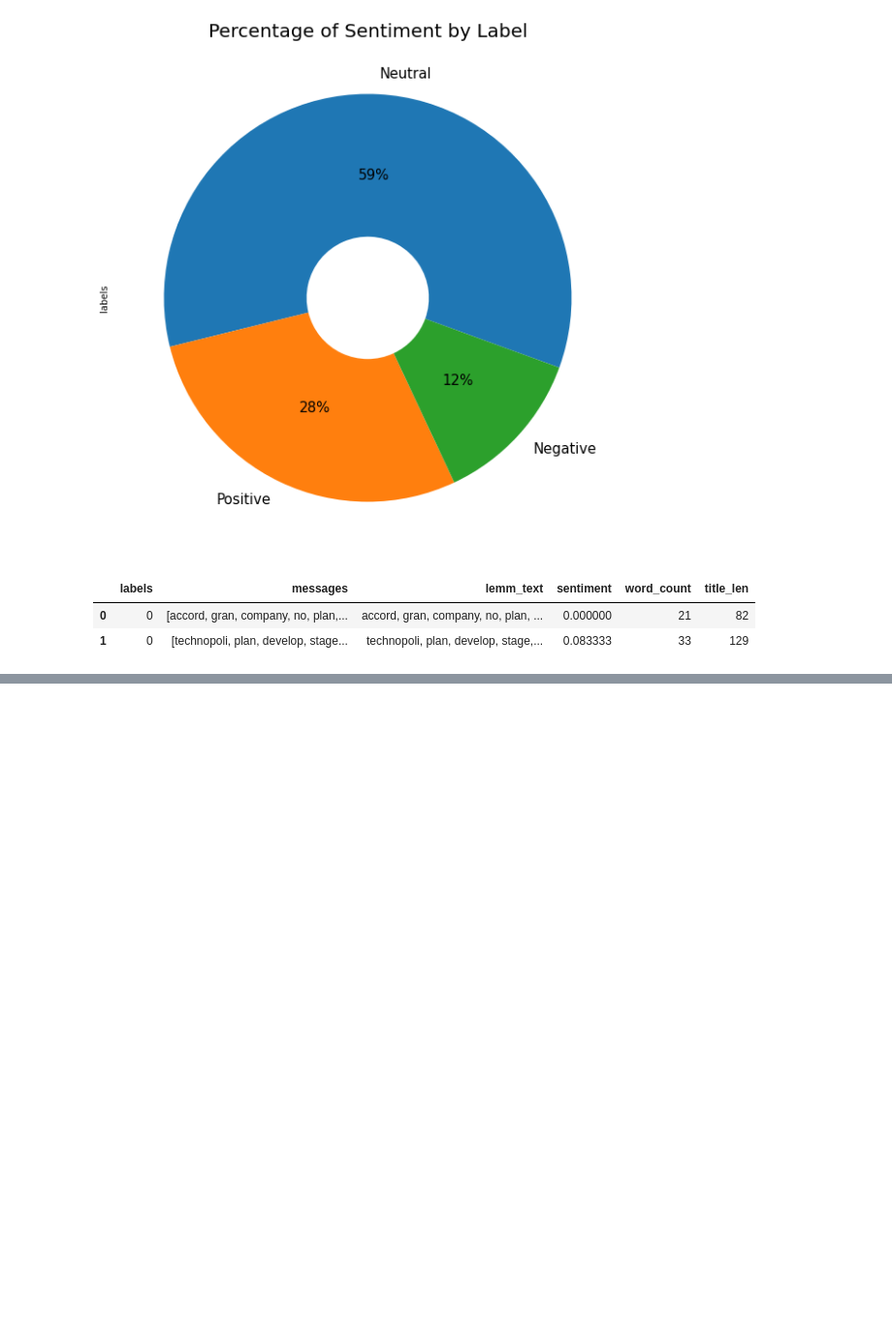
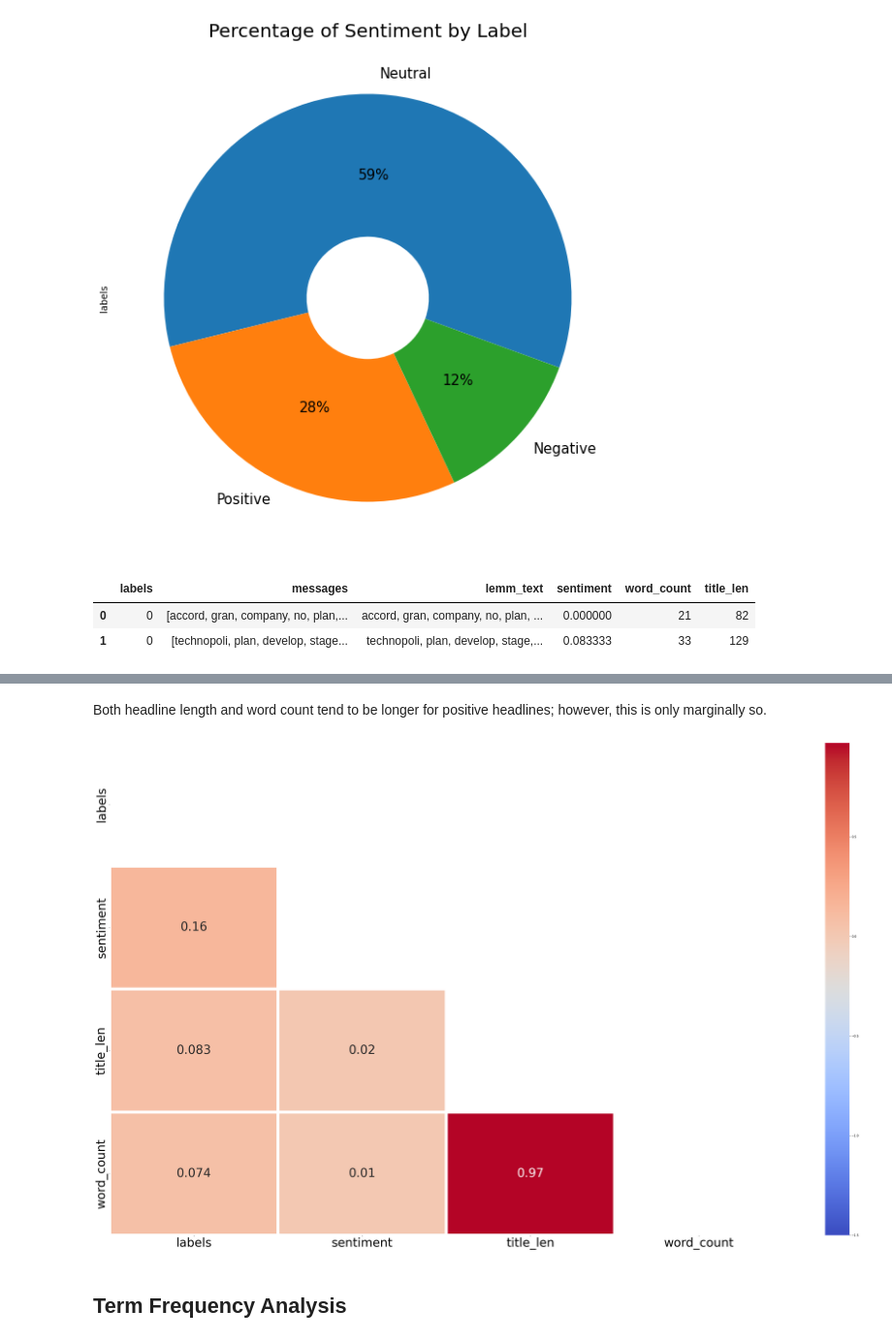
Before and after one commit to Kevin-Kwasnik/aspect-based-sentiment-analysis, a Jupyter notebook: 3_EDA.ipynb, the cells around one changed output, grey strips where cells are left out. Shown at 97% size. Drawn from its saved outputs; the diff is of its cells as text; code cells hidden in the pictures; blank space fills up the shorter version.

```diff
--- a/3_EDA.ipynb
+++ b/3_EDA.ipynb
@@ -108,0 +125,15 @@ df.head(2)
+# %% [markdown]
+Both headline length and word count tend to be longer for positive headlines; however, this is only marginally so.
+# %%
+correlation = df[['labels','sentiment', 'title_len', 'word_count']].corr()
+mask = np.zeros_like(correlation, dtype=np.bool_)
+mask[np.triu_indices_from(mask)] = True
+plt.figure(figsize=(50,30))
+plt.xticks(fontsize=40)
+plt.yticks(fontsize=40)
+sns.heatmap(correlation, cmap='coolwarm', annot=True, annot_kws={"size": 40}, linewidths=10, vmin=-1.5, mask=mask)
+plt.show()
+# %% [output]
+[figure, added]
+# %% [markdown]
+## Term Frequency Analysis
```
Also changed, not shown: parts of 16 cells of this notebook.
